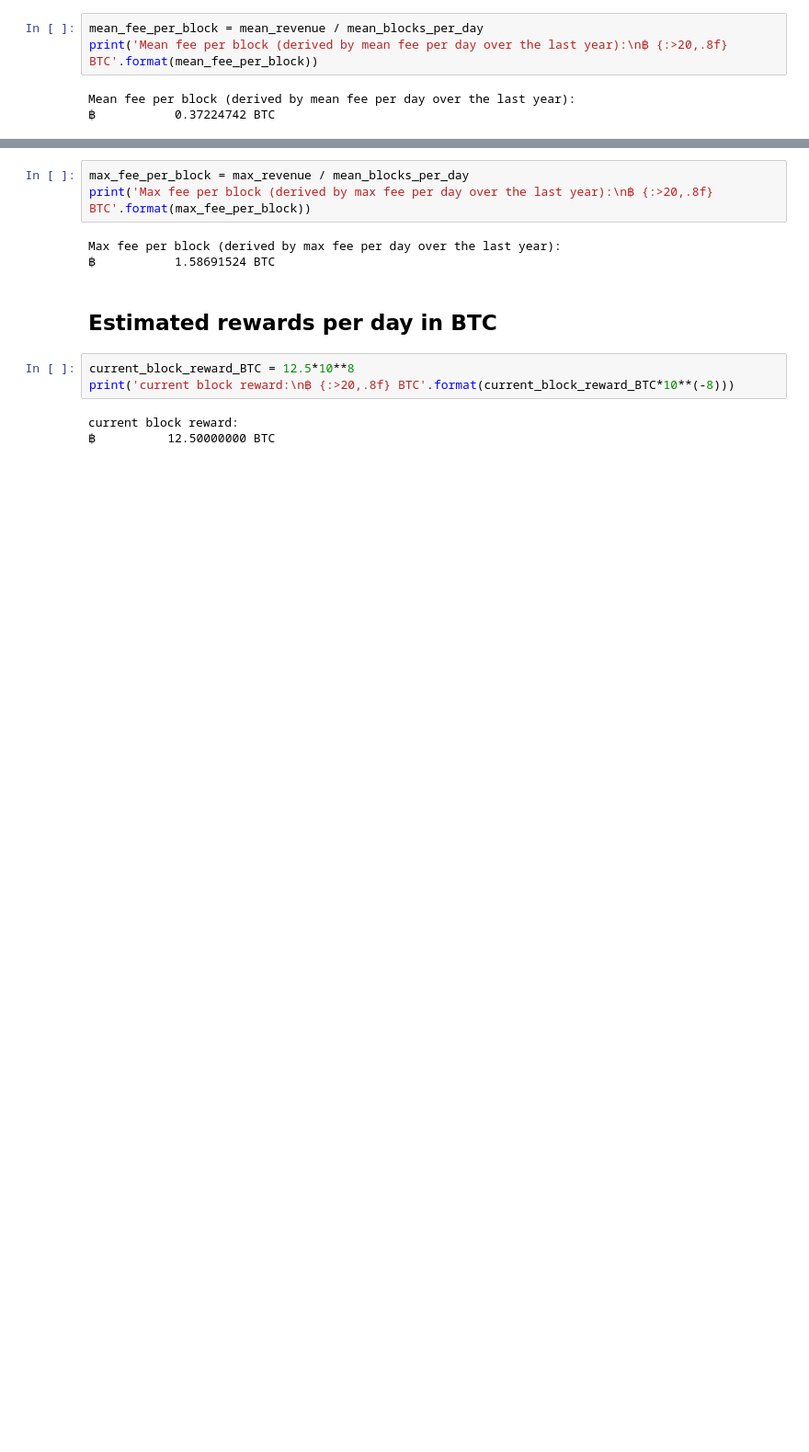
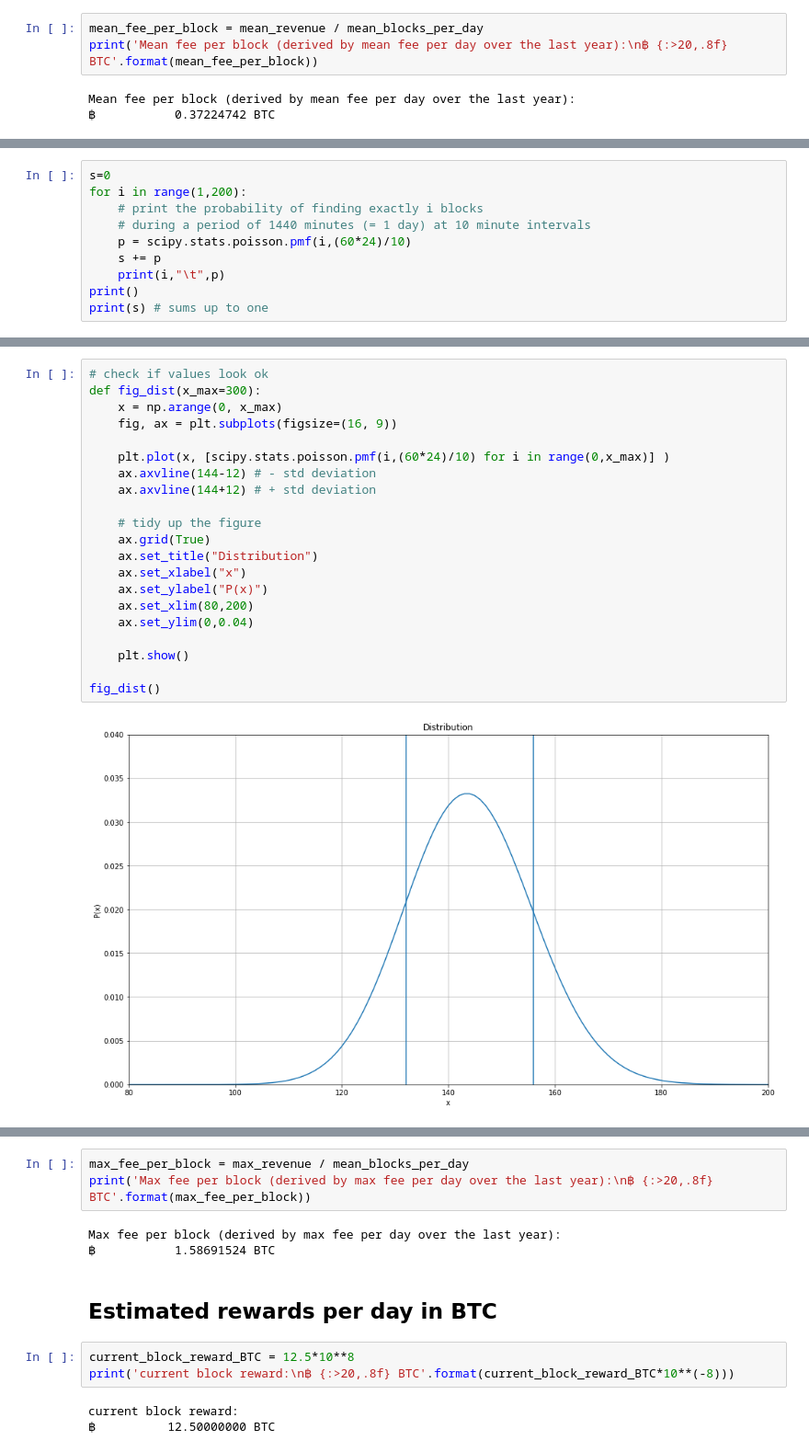
Before and after one commit to kernoelpanic/pay2win_artefacts, a Jupyter notebook: calc/value_vs_rewards/value_vs_reward.ipynb, the cells around one changed output, grey strips where cells are left out. Shown at 92% size. Saved outputs shown, nothing was run; the diff lists cells and outputs as text; blank space fills up the shorter version.

```diff
--- a/calc/value_vs_rewards/value_vs_reward.ipynb
+++ b/calc/value_vs_rewards/value_vs_reward.ipynb
@@ -298,0 +314,10 @@ Mean fee per block (derived by mean fee per day over the last year):
+# %%
+s=0
+for i in range(1,200):
+    # print the probability of finding exactly i blocks
+    # during a period of 1440 minutes (= 1 day) at 10 minute intervals
+    p = scipy.stats.poisson.pmf(i,(60*24)/10)
+    s += p
+    print(i,"\t",p)
+print()
+print(s) # sums up to one
@@ -298,0 +342,23 @@ Mean fee per block (derived by mean fee per day over the last year):
+# %%
+# check if values look ok
+def fig_dist(x_max=300):
+    x = np.arange(0, x_max)
+    fig, ax = plt.subplots(figsize=(16, 9))
+
+    plt.plot(x, [scipy.stats.poisson.pmf(i,(60*24)/10) for i in range(0,x_max)] )
+    ax.axvline(144-12) # - std deviation
+    ax.axvline(144+12) # + std deviation
+
+    # tidy up the figure
+    ax.grid(True)
+    ax.set_title("Distribution")
+    ax.set_xlabel("x")
+    ax.set_ylabel("P(x)")
+    ax.set_xlim(80,200)
+    ax.set_ylim(0,0.04)
+
+    plt.show()
+
+fig_dist()
+# %% [output]
+[figure, added]
```
Also changed, not shown: parts of 13 cells of this notebook, 1 other file.
